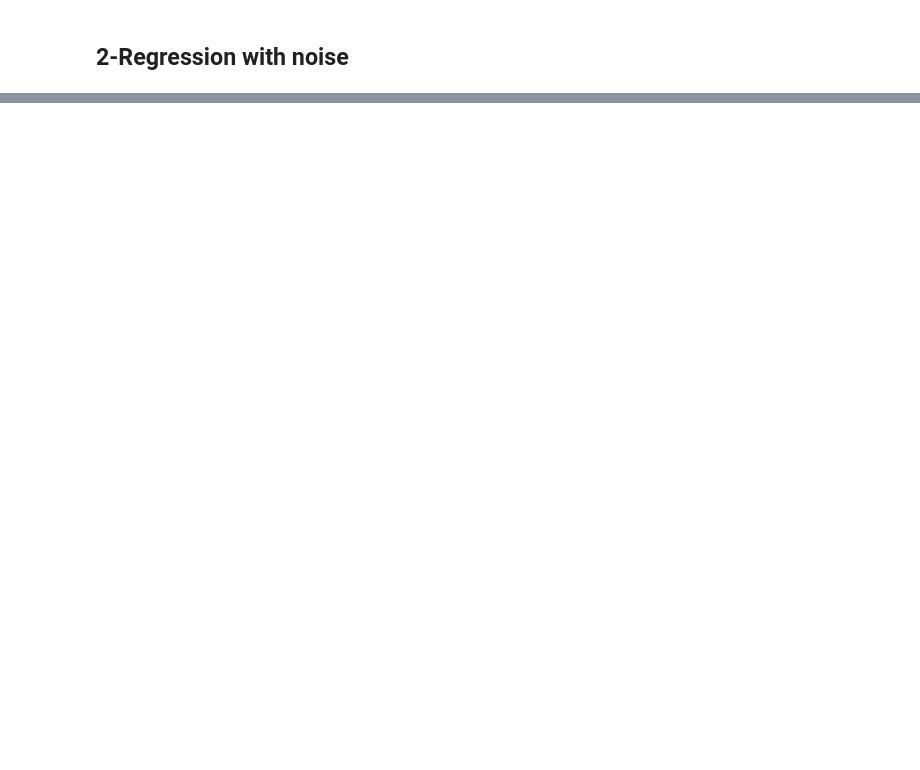
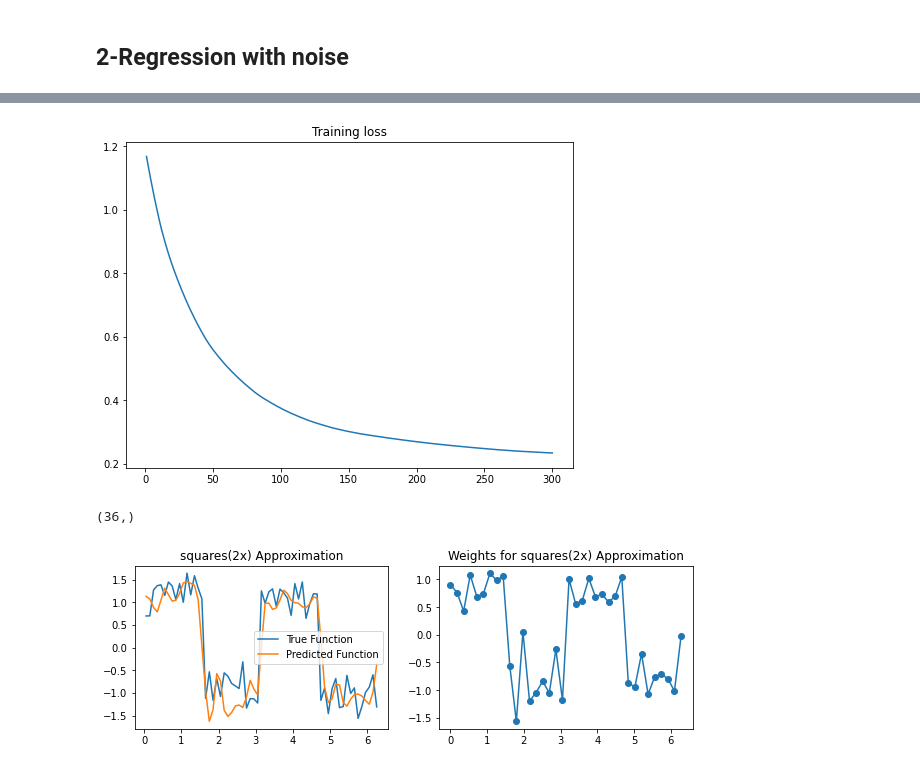
Before and after one commit to kyebinan/Deep_Learning_KTH, a Jupyter notebook: LAB2/notebook3.ipynb, the cells around one changed output, grey strips where cells are left out. Drawn from its saved outputs; the diff is of its cells as text; code cells hidden in the pictures; blank space fills up the shorter version.

```diff
--- a/LAB2/notebook3.ipynb
+++ b/LAB2/notebook3.ipynb
@@ -134,0 +189,16 @@ Num RBF Units: 60, Error1: 0.0006757086710010549, Error2: 0.11863672927517295
+# %%
+# Number of RBF nodes
+n = 36
+# Place RBF nodes evenly spaced in the input space
+centers = np.linspace(interval_start, interval_end, n)
+# Set a common variance for all nodes
+variance = 0.1
+
+network = rbf.RBFNetwork(centers[:, np.newaxis], variance)
+network.delta_rule(X_train[:, np.newaxis], y2_train[:, np.newaxis], epochs=300, lr=0.01)
+y2_pred = network.make_prediction(X_test[:, np.newaxis])
+network.plot_prediction(X_test, y2_test, y2_pred, title="squares(2x)")
+# %% [output]
+[figure, added]
+(36,)
+[figure, added]
```
Also changed, not shown: parts of 6 cells of this notebook, 2 other files.
